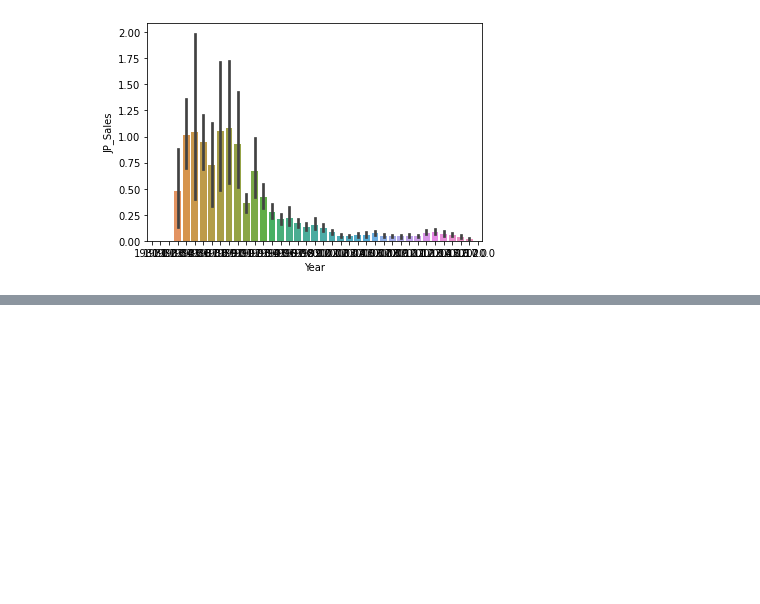
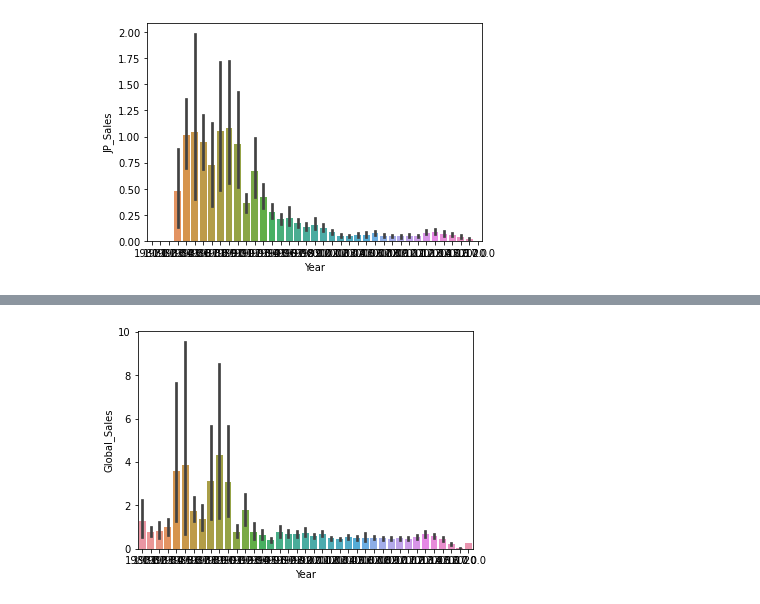
Before and after one commit to Nelsonkariuki/dataanalysis, a Jupyter notebook: vgsales.ipynb, the cells around one changed output, grey strips where cells are left out. Saved outputs shown, nothing was run; the diff lists cells and outputs as text; code cells hidden in the pictures; blank space fills up the shorter version.

```diff
--- a/vgsales.ipynb
+++ b/vgsales.ipynb
@@ -53,0 +58,4 @@ sns.barplot('Year','JP_Sales',data=vgsales_df);
+# %%
+sns.barplot('Year','Global_Sales',data=vgsales_df);
+# %% [output]
+[figure, added]
```
Also changed, not shown: parts of 1 cell of this notebook.
